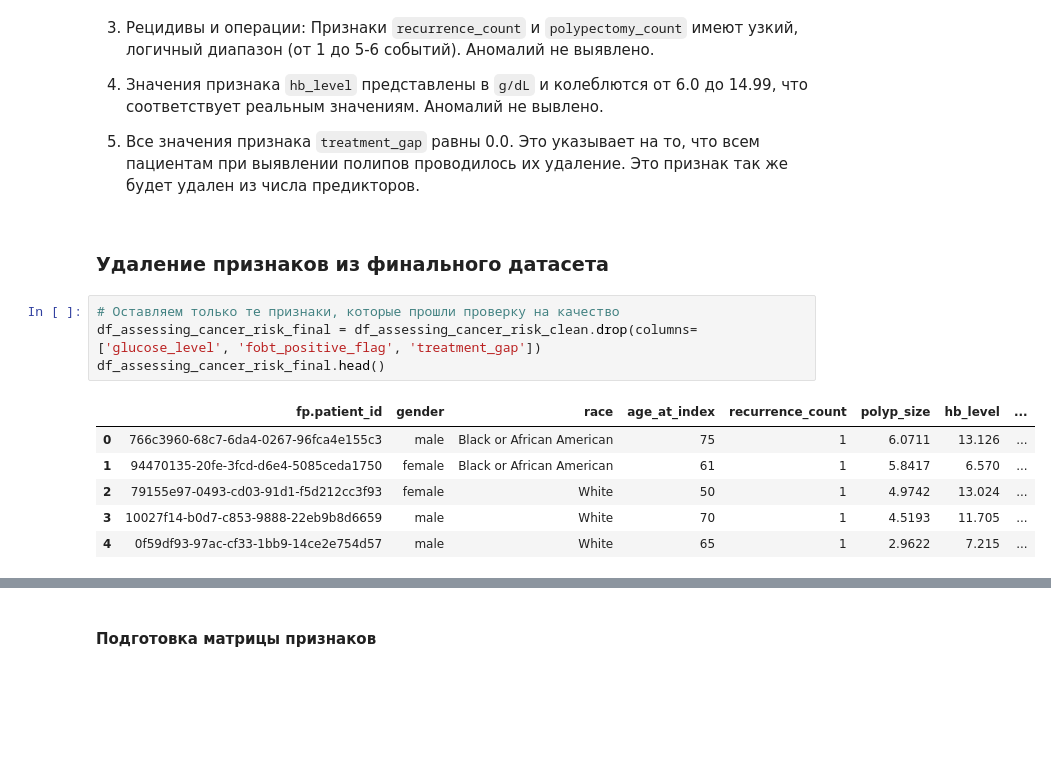
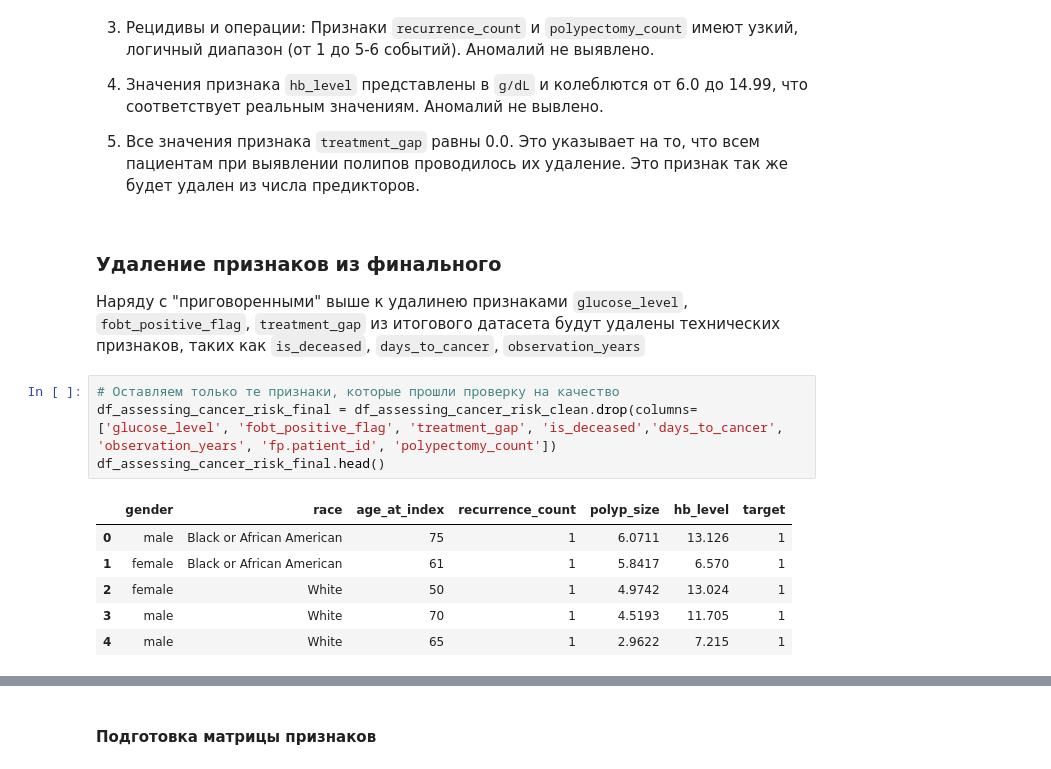
Before and after one commit to BalshowAndrew/oncology_fhir_analytics, a Jupyter notebook: notebooks/02_assessing_camcer_risk.ipynb, the cells around one changed output, grey strips where cells are left out. Saved outputs shown, nothing was run; the diff lists cells and outputs as text; blank space fills up the shorter version.

```diff
--- a/notebooks/02_assessing_camcer_risk.ipynb
+++ b/notebooks/02_assessing_camcer_risk.ipynb
@@ -487,15 +494,17 @@ max             6.000000            0.0
 
 1. Все значения признака `treatment_gap` равны 0.0. Это указывает на то, что всем пациентам при выявлении полипов проводилось их удаление. Это признак так же будет удален из числа предикторов.
 # %% [markdown]
-### Удаление признаков из финального датасета
+### Удаление признаков из финального
+
+Наряду с "приговоренными" выше к удалинею признаками `glucose_level`, `fobt_positive_flag`, `treatment_gap` из итогового датасета будут удалены технических признаков, таких как `is_deceased`, `days_to_cancer`, `observation_years`
 # %%
 # Оставляем только те признаки, которые прошли проверку на качество
-df_assessing_cancer_risk_final = df_assessing_cancer_risk_clean.drop(columns=['glucose_level', 'fobt_positive_flag', 'treatment_gap'])
+df_assessing_cancer_risk_final = df_assessing_cancer_risk_clean.drop(columns=['glucose_level', 'fobt_positive_flag', 'treatment_gap', 'is_deceased','days_to_cancer', 'observation_years', 'fp.patient_id', 'polypectomy_count'])
 df_assessing_cancer_risk_final.head()
 # %% [output]
-|  | fp.patient_id | gender | race | age_at_index | recurrence_count | polyp_size | hb_level | ... |
-| 0 | 766c3960-68c7-6da4-0267-96fca4e155c3 | male | Black or African American | 75 | 1 | 6.0711 | 13.126 | ... |
-| 1 | 94470135-20fe-3fcd-d6e4-5085ceda1750 | female | Black or African American | 61 | 1 | 5.8417 | 6.570 | ... |
-| 2 | 79155e97-0493-cd03-91d1-f5d212cc3f93 | female | White | 50 | 1 | 4.9742 | 13.024 | ... |
-| 3 | 10027f14-b0d7-c853-9888-22eb9b8d6659 | male | White | 70 | 1 | 4.5193 | 11.705 | ... |
-| 4 | 0f59df93-97ac-cf33-1bb9-14ce2e754d57 | male | White | 65 | 1 | 2.9622 | 7.215 | ... |
+|  | gender | race | age_at_index | recurrence_count | polyp_size | hb_level | target |
+| 0 | male | Black or African American | 75 | 1 | 6.0711 | 13.126 | 1 |
+| 1 | female | Black or African American | 61 | 1 | 5.8417 | 6.570 | 1 |
+| 2 | female | White | 50 | 1 | 4.9742 | 13.024 | 1 |
+| 3 | male | White | 70 | 1 | 4.5193 | 11.705 | 1 |
+| 4 | male | White | 65 | 1 | 2.9622 | 7.215 | 1 |
```
Also changed, not shown: parts of 20 cells of this notebook, 8 other files.
